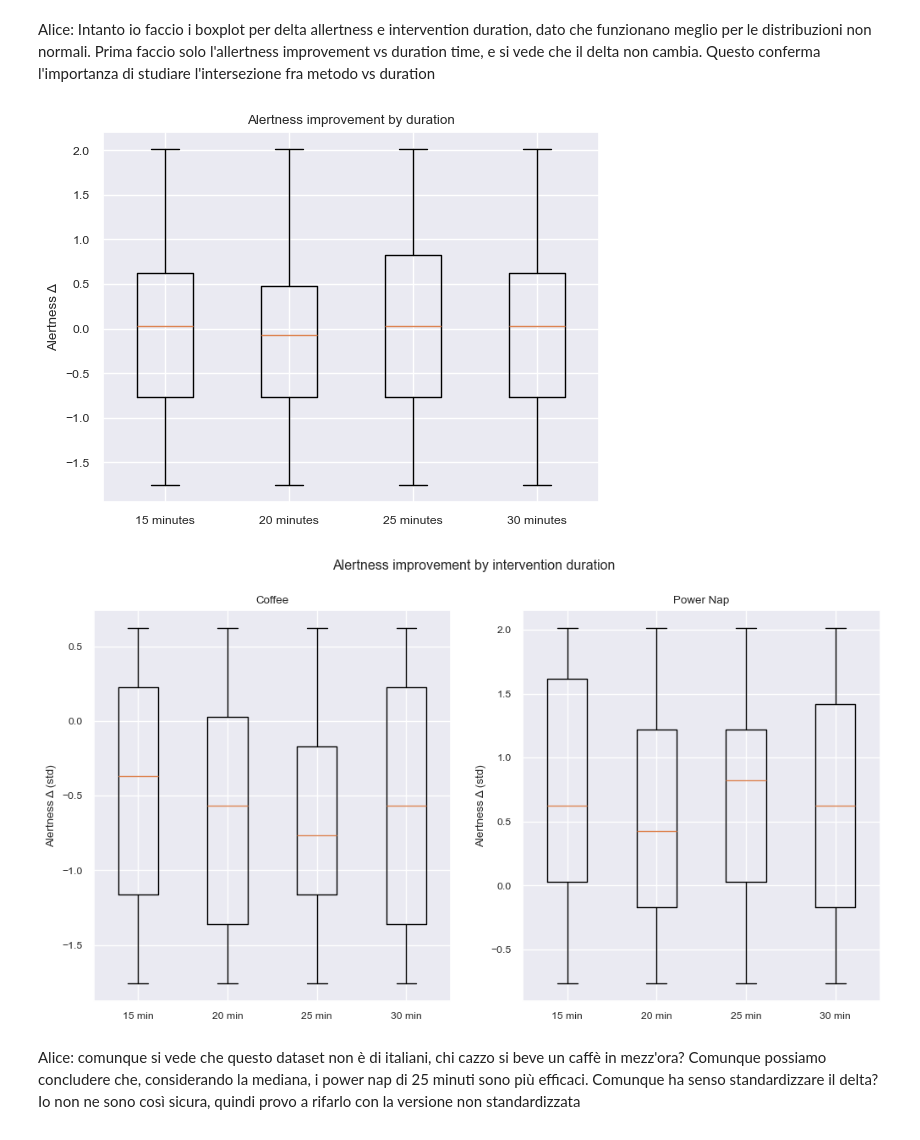
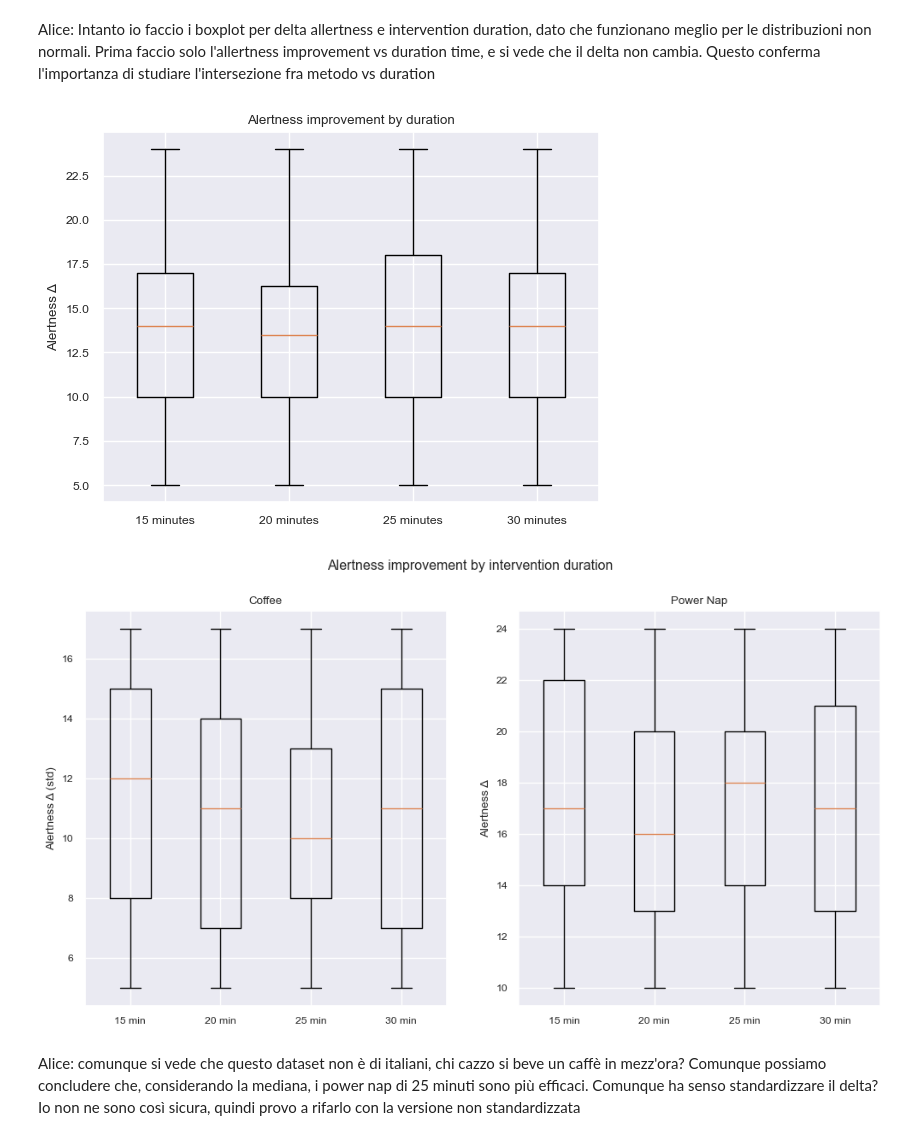
Before and after one commit to Grimino27/PDAI_Project, a Jupyter notebook: scripts/DataPolish+Exploratory.ipynb, the cells around one changed output. Drawn from its saved outputs; the diff is of its cells as text; code cells hidden in the pictures.

Commit message:
deleted features + one correlation plot/matrix

```diff
--- a/scripts/DataPolish+Exploratory.ipynb
+++ b/scripts/DataPolish+Exploratory.ipynb
@@ -327,0 +146,10 @@ Vedo che molte variabili create da Edo sono correlate, quindi bisogna fare una s
+# %%
+#Calcolo alertness_delta
+df["alertness_delta"] = df["alertness_score_after"] - df["alertness_score_before"]
+
+#Calcolo alertness_delta_std
+#scaler = StandardScaler()
+#df_augmented["alertness_delta_std"] = scaler.fit_transform(df_augmented[["alertness_delta"]])
+
+#chiamo le descrittive stats per le colonne appena aggiunte e vedere che suc
+df.describe()
@@ -503,7 +441,7 @@ ALLORA: onesto, mi aspettavo di vedere delle interezioni fra durata di intervent
 Alice: Intanto io faccio i boxplot per delta allertness e intervention duration, dato che funzionano meglio per le distribuzioni non normali. Prima faccio solo l'allertness improvement vs duration time, e si vede che il delta non cambia. Questo conferma l'importanza di studiare l'intersezione fra metodo vs duration
 # %%
 durations = [15, 20, 25, 30]
-df_duration = [df[(df["intervention_duration_minutes"]==d)]["alertness_delta_std"]
+df_duration = [df[(df["intervention_duration_minutes"]==d)]["alertness_delta"]
     for d in durations]
 
 #Disegno il Boxplot (non ho idea di cosa sia metà di queste cose, grazie ChatGPT)
@@ -512,40 +450,40 @@ plt.ylabel("Alertness Δ")
 plt.title("Alertness improvement by duration")
 plt.show()
 # %% [output]
-[figure, old version]
+[figure, new version]
 # %%
 import matplotlib.pyplot as plt
 
 durations = [15, 20, 25, 30]
 
 # Coffee
 coffee_data = [
-    df[(df["intervention_type"]=="Coffee") & (df["intervention_duration_minutes"]==d)]["alertness_delta_std"]
+    df[(df["intervention_type"]=="Coffee") & (df["intervention_duration_minutes"]==d)]["alertness_delta"]
     for d in durations
 ]
 
 # Power Nap
 nap_data = [
-    df[(df["intervention_type"]=="Power Nap") & (df["intervention_duration_minutes"]==d)]["alertness_delta_std"]
+    df[(df["intervention_type"]=="Power Nap") & (df["intervention_duration_minutes"]==d)]["alertness_delta"]
     for d in durations
 ]
 
 fig, axes = plt.subplots(1, 2, figsize=(12,6))
 
 # Boxplot Coffee
 axes[0].boxplot(coffee_data, tick_labels=[f"{d} min" for d in durations])
 axes[0].set_title("Coffee")
 axes[0].set_ylabel("Alertness Δ (std)")
 
 # Boxplot Power Nap
 axes[1].boxplot(nap_data, tick_labels=[f"{d} min" for d in durations])
 axes[1].set_title("Power Nap")
-axes[1].set_ylabel("Alertness Δ (std)")
+axes[1].set_ylabel("Alertness Δ")
 
 plt.suptitle("Alertness improvement by intervention duration")
 plt.show()
 # %% [output]
-[figure, old version]
+[figure, new version]
 # %% [markdown]
 Alice: comunque si vede che questo dataset non è di italiani, chi cazzo si beve un caffè in mezz'ora? Comunque possiamo concludere che, considerando la mediana, i power nap di 25 minuti sono più efficaci. Comunque ha senso standardizzare il delta? Io non ne sono così sicura, quindi provo a rifarlo con la versione non standardizzata
 # %%
```
Also changed, not shown: parts of 34 cells of this notebook.
